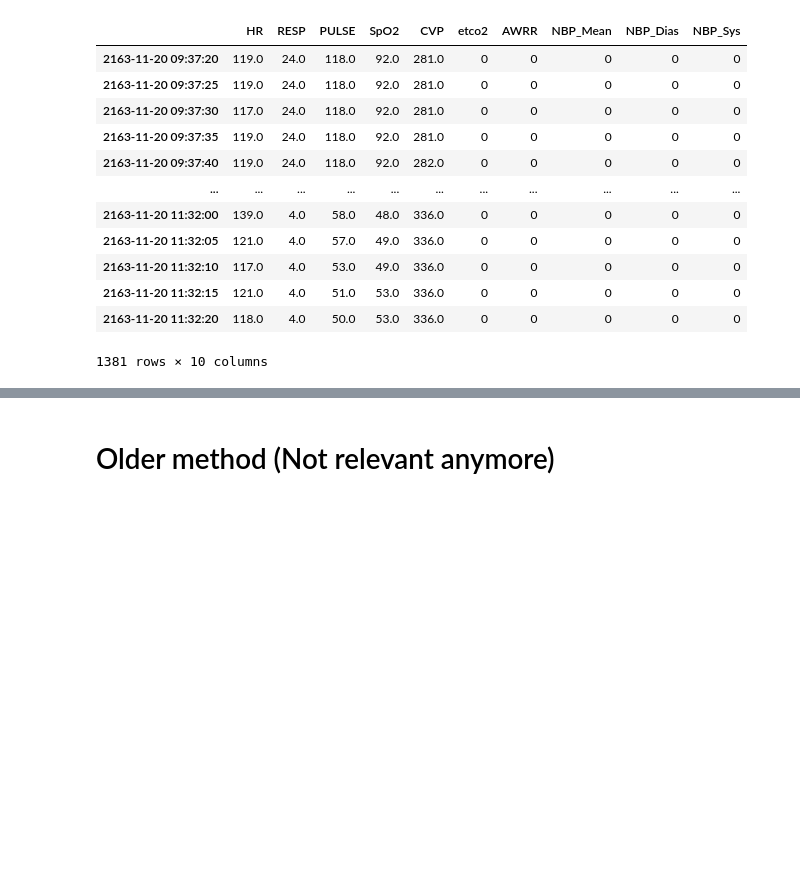
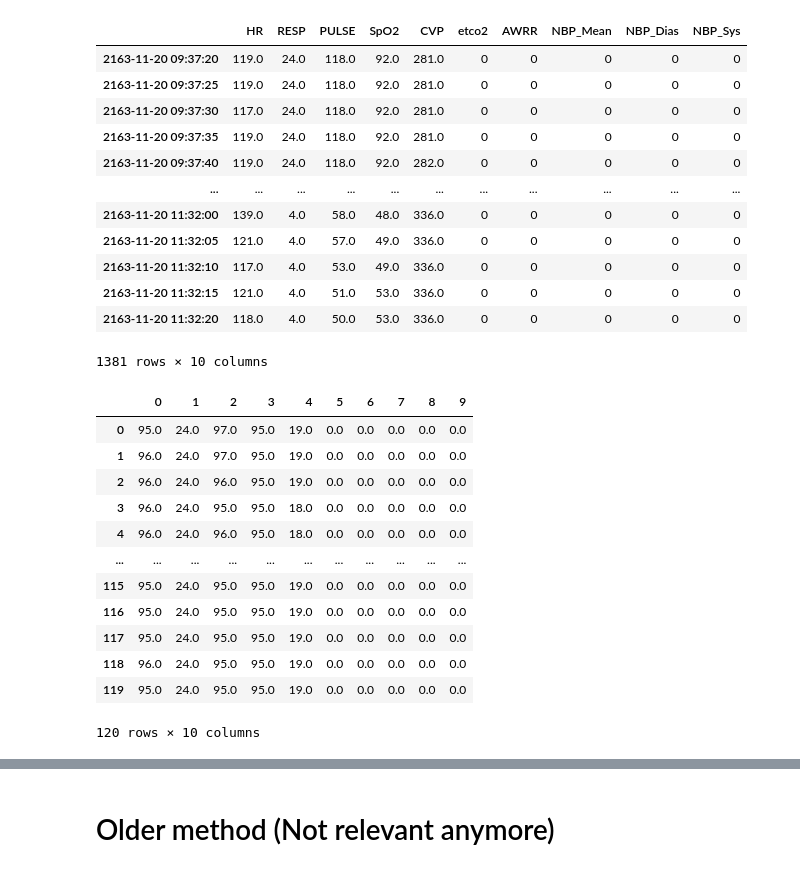
Before and after one commit to travistangvh/time-series-kafka-demo, a Jupyter notebook: bin/explore_torch.ipynb, the cells around one changed output, grey strips where cells are left out. Drawn from its saved outputs; the diff is of its cells as text; code cells hidden in the pictures; blank space fills up the shorter version.

```diff
--- a/bin/explore_torch.ipynb
+++ b/bin/explore_torch.ipynb
@@ -376,4 +379,18 @@ data_loader = torch.utils.data.DataLoader(dataset, batch_size=16, shuffle=True,
 # for i, (input, age, target) in enumerate(data_loader):
 #     print(input,age,target)
 # %%
-pd.DataFrame(x_negative_arr[0])
+pd.DataFrame(X_test[0].T)
+# %% [output]
+|  | 0 | 1 | 2 | 3 | 4 | 5 | 6 | 7 | 8 | 9 |
+| 0 | 95.0 | 24.0 | 97.0 | 95.0 | 19.0 | 0.0 | 0.0 | 0.0 | 0.0 | 0.0 |
+| 1 | 96.0 | 24.0 | 97.0 | 95.0 | 19.0 | 0.0 | 0.0 | 0.0 | 0.0 | 0.0 |
+| 2 | 96.0 | 24.0 | 96.0 | 95.0 | 19.0 | 0.0 | 0.0 | 0.0 | 0.0 | 0.0 |
+| 3 | 96.0 | 24.0 | 95.0 | 95.0 | 18.0 | 0.0 | 0.0 | 0.0 | 0.0 | 0.0 |
+| 4 | 96.0 | 24.0 | 96.0 | 95.0 | 18.0 | 0.0 | 0.0 | 0.0 | 0.0 | 0.0 |
+| ... | ... | ... | ... | ... | ... | ... | ... | ... | ... | ... |
+| 115 | 95.0 | 24.0 | 95.0 | 95.0 | 19.0 | 0.0 | 0.0 | 0.0 | 0.0 | 0.0 |
+| 116 | 95.0 | 24.0 | 95.0 | 95.0 | 19.0 | 0.0 | 0.0 | 0.0 | 0.0 | 0.0 |
+| 117 | 95.0 | 24.0 | 95.0 | 95.0 | 19.0 | 0.0 | 0.0 | 0.0 | 0.0 | 0.0 |
+| 118 | 96.0 | 24.0 | 95.0 | 95.0 | 19.0 | 0.0 | 0.0 | 0.0 | 0.0 | 0.0 |
+| 119 | 95.0 | 24.0 | 95.0 | 95.0 | 19.0 | 0.0 | 0.0 | 0.0 | 0.0 | 0.0 |
+120 rows × 10 columns
```
Also changed, not shown: parts of 24 cells of this notebook, 12 other files.
